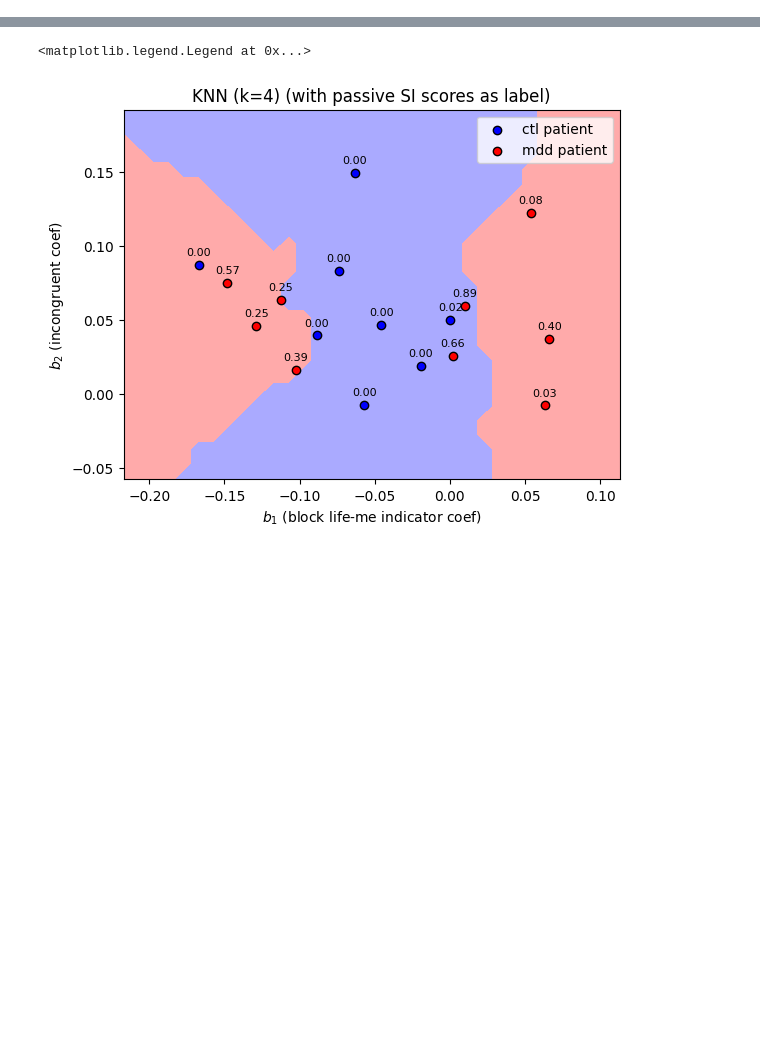
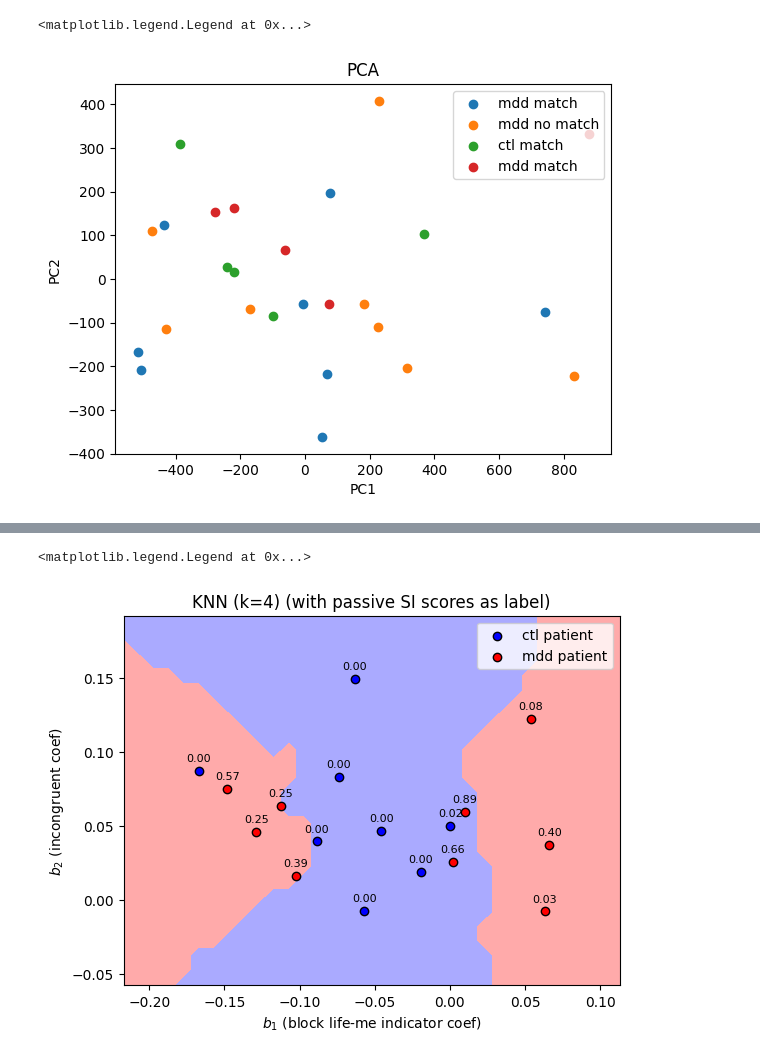
Before and after one commit to saskrik3/behavioral-analysis, a Jupyter notebook: analyze.ipynb, the cells around one changed output, grey strips where cells are left out. Saved outputs shown, nothing was run; the diff lists cells and outputs as text; code cells hidden in the pictures; blank space fills up the shorter version.

```diff
--- a/analyze.ipynb
+++ b/analyze.ipynb
@@ -252,0 +83,13 @@ for seed in range(5):
+# %%
+block_counts = subject_df.groupby(['subject_id'])['BlockNumber'].nunique()
+subjects_to_keep = block_counts[block_counts > 6].index
+filtered_df = subject_df[subject_df['subject_id'].isin(subjects_to_keep)]
+mean_rt = filtered_df.groupby(['subject_id', 'Match', 'subject_type', 'BlockNumber'])['ResponseTime'].mean().reset_index(name='ResponseTime')
+index_columns = ['subject_id', 'Match', 'subject_type']
+pivot_df = mean_rt.pivot_table(index=index_columns, columns=mean_rt.groupby(index_columns).cumcount(), values='ResponseTime')
+# %%
+from sklearn.decomposition import PCA
+
+projected_points = PCA(n_components=2).fit_transform(pivot_df)
+projected_df = pd.DataFrame(projected_points, index=pivot_df.index, columns=['PC1', 'PC2']).reset_index()
+projected_df
@@ -252,0 +114,21 @@ for seed in range(5):
+# %%
+import matplotlib.pyplot as plt
+
+mdd_match = projected_df[projected_df['Match'].astype(bool) & (projected_df['subject_type'] == 'mdd')]
+mdd_no_match = projected_df[~projected_df['Match'].astype(bool) & (projected_df['subject_type'] == 'mdd')]
+ctl_match = projected_df[projected_df['Match'].astype(bool) & (projected_df['subject_type'] == 'ctl')]
+ctl_no_match = projected_df[~projected_df['Match'].astype(bool) & (projected_df['subject_type'] == 'ctl')]
+
+plt.title('PCA')
+# plt.scatter(, projected_points[:16, 1], color='green', label='mdd')
+# plt.scatter(projected_points[16:, 0], projected_points[16:, 1], color='red', label='ctl')
+plt.scatter(mdd_match['PC1'], mdd_match['PC2'], label='mdd match')
+plt.scatter(mdd_no_match['PC1'], mdd_no_match['PC2'], label='mdd no match')
+plt.scatter(ctl_match['PC1'], ctl_match['PC2'], label='ctl match')
+plt.scatter(ctl_no_match['PC1'], ctl_no_match['PC2'], label='mdd match')
+plt.xlabel('PC1')
+plt.ylabel('PC2')
+plt.legend()
+# %% [output]
+<matplotlib.legend.Legend at 0x...>
+[figure, added]
```
Also changed, not shown: parts of 20 cells of this notebook, 1 other file.
